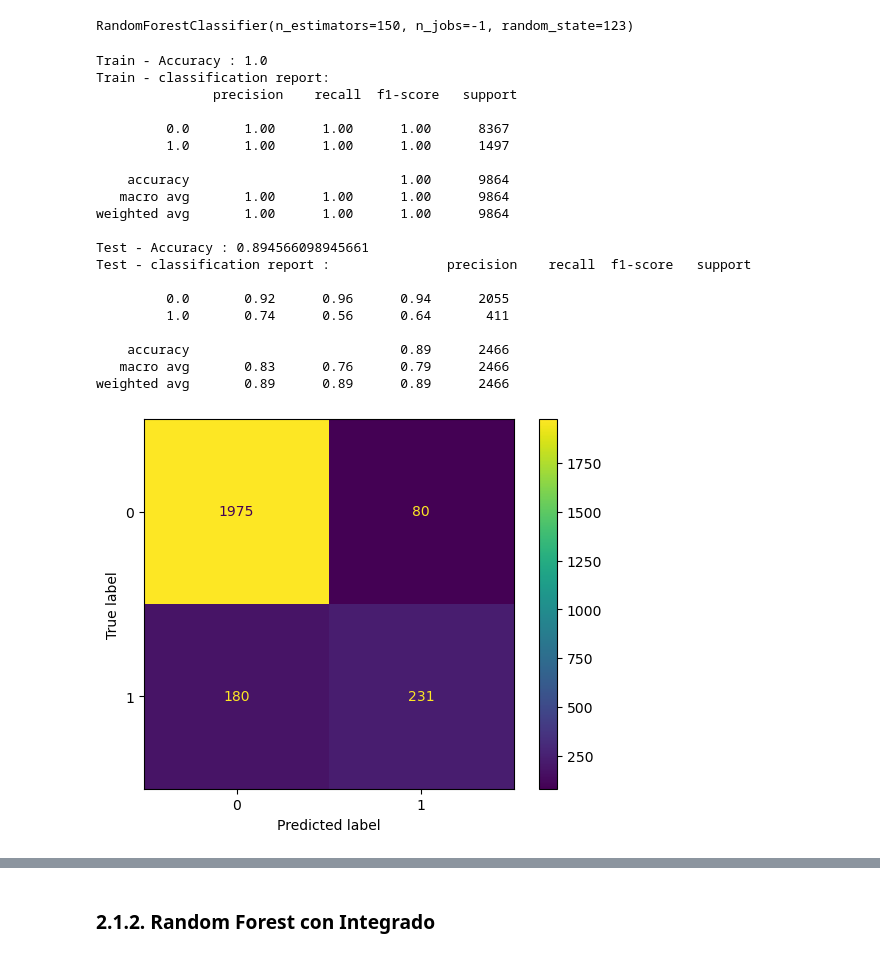
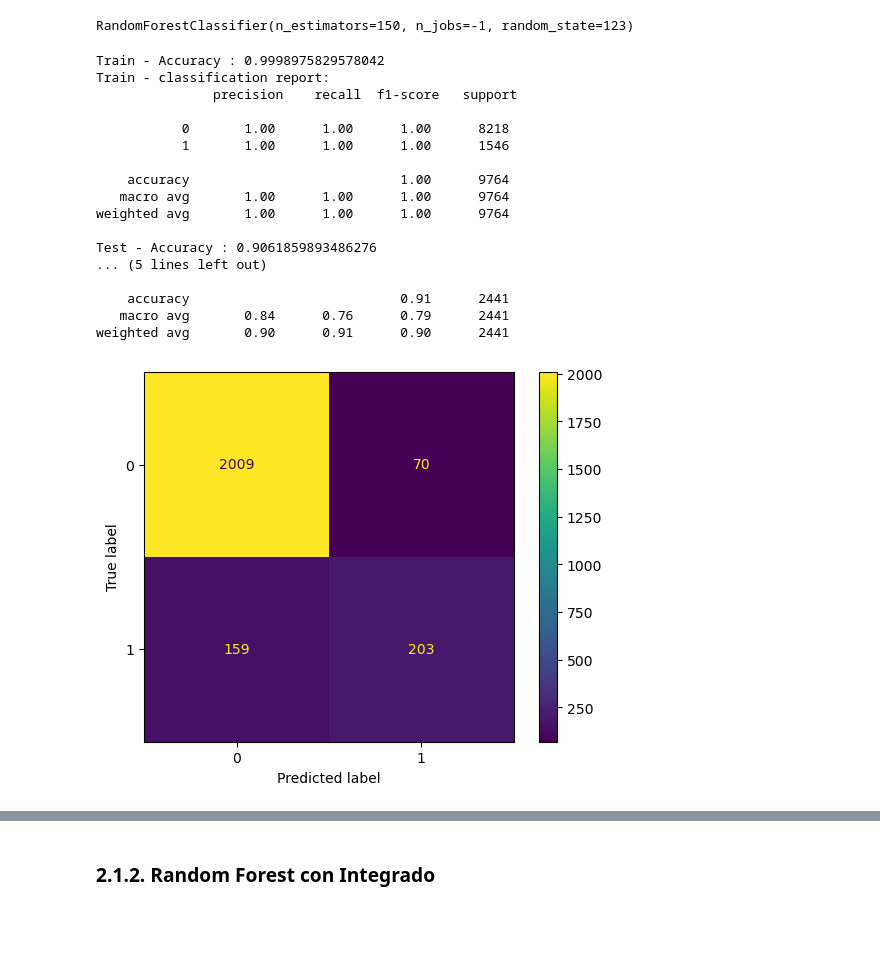
Before and after one commit to Leostark95/Anal-tica-II---Proyecto-1, a Jupyter notebook: decision_tree.ipynb, the cells around one changed output, grey strips where cells are left out. Drawn from its saved outputs; the diff is of its cells as text; code cells hidden in the pictures; blank space fills up the shorter version.

```diff
--- a/decision_tree.ipynb
+++ b/decision_tree.ipynb
@@ -404,8 +393,8 @@ y = df_log['Purchase']
 # %%
 from sklearn.model_selection import train_test_split
 
-X_train, X_test, y_train, y_test = train_test_split(X, y, test_size=0.2, random_state=42)
+X_train_log_sub, X_test_log_sub, y_train_log_sub, y_test_log_sub = train_test_split(X_log_sub, y_log_sub, test_size=0.2, random_state = 123)
 
-print('Tamaño del conjunto de entrenamiento: ', X_train.shape)
-print('Tamaño del conjunto de validación: ', X_test.shape)
+print('Tamaño del conjunto de entrenamiento: ', X_train_log_sub.shape)
+print('Tamaño del conjunto de validación: ', X_test_log_sub.shape)
 # %% [output]
@@ -509,9 +478,9 @@ print("Área bajo la curva (AUC) - Submuestreo:", auc_sub)
 # %%
 from sklearn.model_selection import train_test_split
-X_train, X_test, y_train, y_test = train_test_split(X, y, test_size=0.2, random_state=42)
+X_train_log_over, X_test_log_over, y_train_log_over, y_test_log_over = train_test_split(X_log_over, y_log_over, test_size = 0.2, random_state = 123)
 
-print('Tamaño del conjunto de entrenamiento: ', X_train.shape)
-print('Tamaño del conjunto de validación: ', X_test.shape)
+print('Tamaño del conjunto de entrenamiento: ', X_train_log_over.shape)
+print('Tamaño del conjunto de validación: ', X_test_log_over.shape)
 # %% [output]
 Tamaño del conjunto de entrenamiento:  (9864, 70)
 Tamaño del conjunto de validación:  (2466, 70)
@@ -618,14 +556,11 @@ print("Área bajo la curva (AUC) - Sobremuestreo:", auc_over)
 ### <font color='157699'> **1.3. Modelo con Wrapper** </font>
 ---
 # %%
-# Entrenamiento del modelo
-modelo_3 = LogisticRegression(class_weight='balanced', random_state=142 )
+model_log_wrap = LogisticRegression(class_weight='balanced', random_state=123)
 
-# Ajustar el modelo a los datos
-modelo_3.fit(X_train_wrap, y_train)
+model_log_wrap.fit(X_train_wrap, y_train)
 
-# Desempeño en el entrenamiento
-y_train_pred_2 = modelo_3.predict(X_train_wrap)
+y_train_pred_log_wrap = model_log_wrap.predict(X_train_wrap)
 
-print('Exactitud en el entrenamiento: %.3f'  %accuracy_score(y_train, y_train_pred_2))
+print('Exactitud en el entrenamiento: %.4f'  %accuracy_score(y_train, y_train_pred_log_wrap))
 # %% [output]
@@ -839,49 +796,46 @@ X_test_ranfor_wrap = X_test_wrap
 from sklearn.ensemble import RandomForestClassifier
 # Entrenamiento del modelo
 # ==============================================================================
-ranfor = RandomForestClassifier(
+ranfor_wrap = RandomForestClassifier(
             n_estimators = 150,
             criterion    = 'gini',
             n_jobs       = -1,
             random_state = 123
          )
-ranfor.fit(X_train_ranfor_wrap, y_train)
+ranfor_wrap.fit(X_train_ranfor_wrap, y1_train)
 # %% [output]
 RandomForestClassifier(n_estimators=150, n_jobs=-1, random_state=123)
 # %%
 # Métricas de desempeño
 # ==============================================================================
-print ("Train - Accuracy :", metrics.accuracy_score(y_train, ranfor.predict(X_train_ranfor_wrap)))
-print ("Train - classification report:\n", metrics.classification_report(y_train, ranfor.predict(X_train_ranfor_wrap)))
-print ("Test - Accuracy :", metrics.accuracy_score(y_test, ranfor.predict(X_test_ranfor_wrap)))
-print ("Test - classification report :", metrics.classification_report(y_test, ranfor.predict(X_test_ranfor_wrap)))
+print ("Train - Accuracy :", metrics.accuracy_score(y1_train, ranfor_wrap.predict(X_train_ranfor_wrap)))
+print ("Train - classification report:\n", metrics.classification_report(y1_train, ranfor_wrap.predict(X_train_ranfor_wrap)))
+print ("Test - Accuracy :", metrics.accuracy_score(y1_test, ranfor_wrap.predict(X_test_ranfor_wrap)))
+print ("Test - classification report\n:", metrics.classification_report(y1_test, ranfor_wrap.predict(X_test_ranfor_wrap)))
 # %% [output]
-Train - Accuracy : 1.0
+Train - Accuracy : 0.9998975829578042
 Train - classification report:
                precision    recall  f1-score   support
 
-         0.0       1.00      1.00      1.00      8367
-         1.0       1.00      1.00      1.00      1497
+           0       1.00      1.00      1.00      8218
+           1       1.00      1.00      1.00      1546
 
-    accuracy                           1.00      9864
-   macro avg       1.00      1.00      1.00      9864
-weighted avg       1.00      1.00      1.00      9864
+    accuracy                           1.00      9764
+   macro avg       1.00      1.00      1.00      9764
+weighted avg       1.00      1.00      1.00      9764
 
-Test - Accuracy : 0.894566098945661
-Test - classification report :               precision    recall  f1-score   support
+Test - Accuracy : 0.9061859893486276
+... (5 lines left out)
 
-         0.0       0.92      0.96      0.94      2055
-         1.0       0.74      0.56      0.64       411
-
-    accuracy                           0.89      2466
-   macro avg       0.83      0.76      0.79      2466
-weighted avg       0.89      0.89      0.89      2466
+    accuracy                           0.91      2441
+   macro avg       0.84      0.76      0.79      2441
+weighted avg       0.90      0.91      0.90      2441
 # %%
 from sklearn.metrics import confusion_matrix, ConfusionMatrixDisplay
 
-cm = confusion_matrix(y_test, ranfor.predict(X_test_ranfor_wrap))
-cm_display = ConfusionMatrixDisplay(confusion_matrix = cm)
-cm_display.plot()
+cm_ranfor_wrap = confusion_matrix(y1_test, ranfor_wrap.predict(X_test_ranfor_wrap))
+cm_ranfor_wrap_display = ConfusionMatrixDisplay(confusion_matrix = cm_ranfor_wrap)
+cm_ranfor_wrap_display.plot()
 plt.show()
 # %% [output]
-[figure, old version]
+[figure, new version]
```
Also changed, not shown: parts of 96 cells of this notebook.
